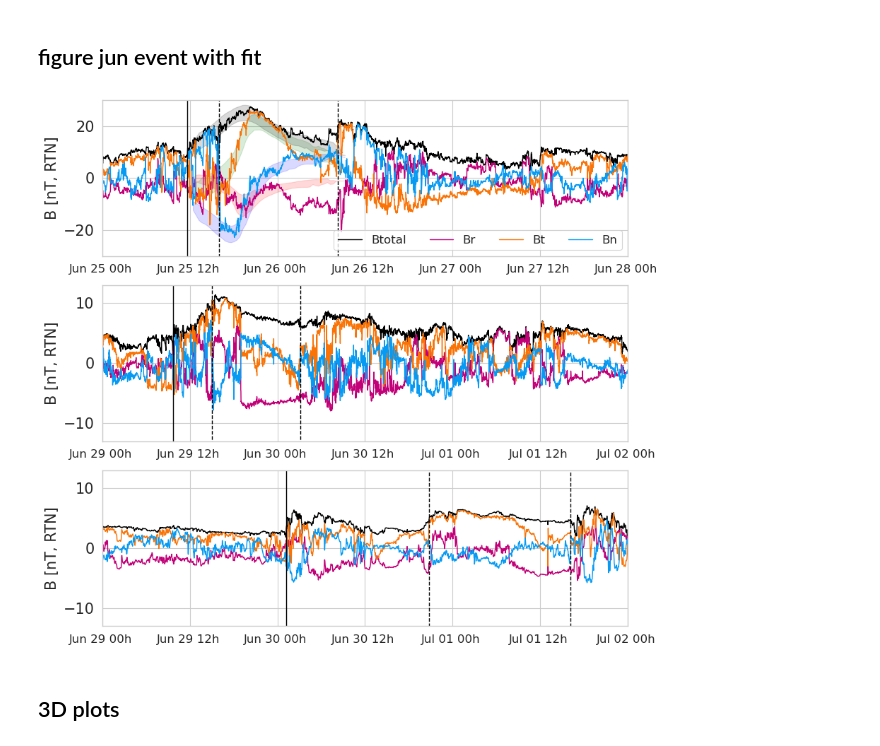
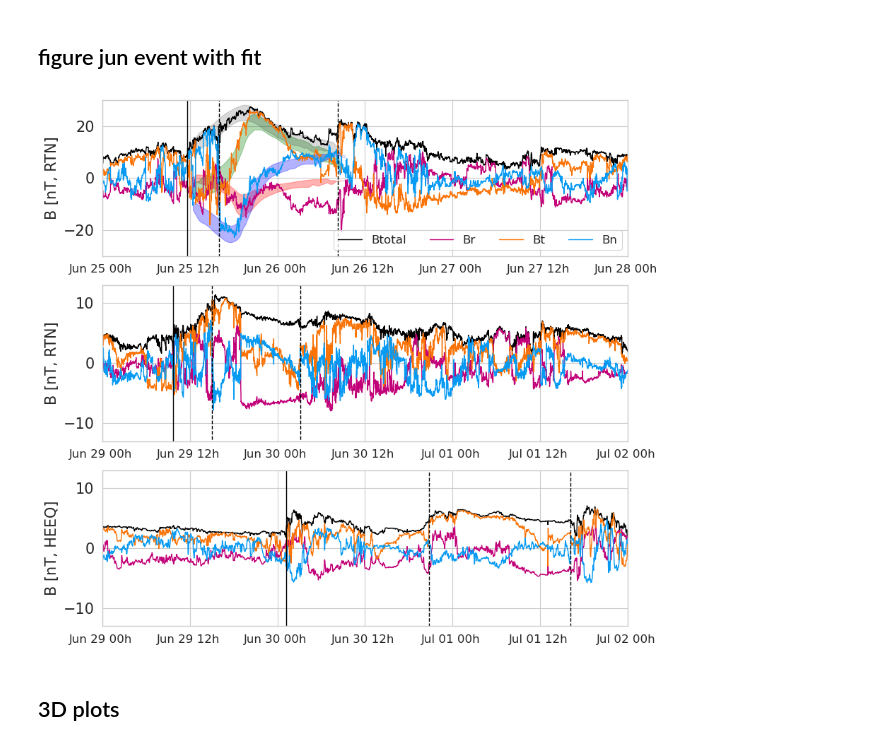
Before and after one commit to cmoestl/solar_orbiter, a Jupyter notebook: 3dcore_fit_lineup_paper_2021.ipynb, the cells around one changed output. Cells and saved outputs as stored; diff of their text form; code cells hidden in the pictures.

```diff
--- a/3dcore_fit_lineup_paper_2021.ipynb
+++ b/3dcore_fit_lineup_paper_2021.ipynb
@@ -345,5 +344,7 @@ Traceback (most recent call last):
 # %%
-fit11=pickle.load(open('fits/2020nov29/11.pickle', "rb" ) )
+fit_filename='fits/2020nov29/11.pickle'
+
+fit11=pickle.load(open(fit_filename, "rb" ) )
 # %%
 fit=fit11#['model_obj']
 
@@ -898,10 +892,10 @@ ax1.plot(psp2.time, psp2.bx, "r-", color="xkcd:magenta", lw=1, label='Br')
 ax1.plot(psp2.time, psp2.by, "g-", color="xkcd:orange", lw=1,label='Bt')
 ax1.plot(psp2.time, psp2.bz, "b-", color="xkcd:azure", lw=1,label='Bn')
 
-
-ax1.fill_between(t2, psp_b_s2p[:, 0], psp_b_s2n[:, 0], color="r", alpha=0.15)
-ax1.fill_between(t2, psp_b_s2p[:, 1], psp_b_s2n[:, 1], color="g", alpha=0.15)
-ax1.fill_between(t2, psp_b_s2p[:, 2], psp_b_s2n[:, 2], color="b", alpha=0.15)
+shade=0.3
+ax1.fill_between(t2, psp_b_s2p[:, 0], psp_b_s2n[:, 0], color="r", alpha=shade)
+ax1.fill_between(t2, psp_b_s2p[:, 1], psp_b_s2n[:, 1], color="g", alpha=shade)
+ax1.fill_between(t2, psp_b_s2p[:, 2], psp_b_s2n[:, 2], color="b", alpha=shade)
 ax1.fill_between(t2, psp_b_ts2p, psp_b_ts2n, color="k", alpha=0.15)
 
 
@@ -958,7 +952,7 @@ ax3.plot(win2.time, win2.bx, "r-", color="xkcd:magenta", lw=1, label='Br')
 ax3.plot(win2.time, win2.by, "g-", color="xkcd:orange", lw=1,label='Bt')
 ax3.plot(win2.time, win2.bz, "b-", color="xkcd:azure", lw=1,label='Bn')
 
-ax3.set_ylabel('B [nT, RTN]',fontsize=15)
+ax3.set_ylabel('B [nT, HEEQ]',fontsize=15)
 ax3.set_xlim(plotstart,plotend)
 ax3.set_ylim(-blim,blim)
 ax3.tick_params(axis='x', labelsize=12)
@@ -982,34 +976,34 @@ ax1.plot_date([pmo_end_time,pmo_end_time],[-500,500],'--k',linewidth=1)
 
 
 #bepi
 
 bicme_start_time=parse_time('2020-06-29 09:44').datetime
 bmo_start_time=parse_time('2020-06-29 15:02').datetime #new 2020-06-29T15:02Z
 bmo_end_time=parse_time('2020-06-30 03:07' ).datetime
 #plot vertical lines
 ax2.plot_date([bicme_start_time,bicme_start_time],[-500,500],'-k',linewidth=1)
 ax2.plot_date([bmo_start_time,bmo_start_time],[-500,500],'--k',linewidth=1)
 ax2.plot_date([bmo_end_time,bmo_end_time],[-500,500],'--k',linewidth=1)
 
 
 
 #Wind
 wicme_start_time=parse_time('2020-06-30 01:12').datetime # new2020-06-30T01:12Z
 wmo_start_time=parse_time('2020-06-30 20:48').datetime # new 2020-06-30T20:48Z
 wmo_end_time=parse_time('2020-07-01 16:10' ).datetime
 #plot vertical lines
 ax3.plot_date([wicme_start_time,wicme_start_time],[-500,500],'-k',linewidth=1)
 ax3.plot_date([wmo_start_time,wmo_start_time],[-500,500],'--k',linewidth=1)
 ax3.plot_date([wmo_end_time,wmo_end_time],[-500,500],'--k',linewidth=1)
 
 
 
 plt.tight_layout()
 
 plt.savefig('results/2020_jun_23/figure_2020_jun_event.png')
 plt.savefig('results/2020_jun_23/figure_2020_jun_event.pdf')
 # %% [output]
-[figure, old version]
+[figure, new version]
 # %% [markdown]
 ## 3D plots
 # %%
```
Also changed, not shown: parts of 8 cells of this notebook.
